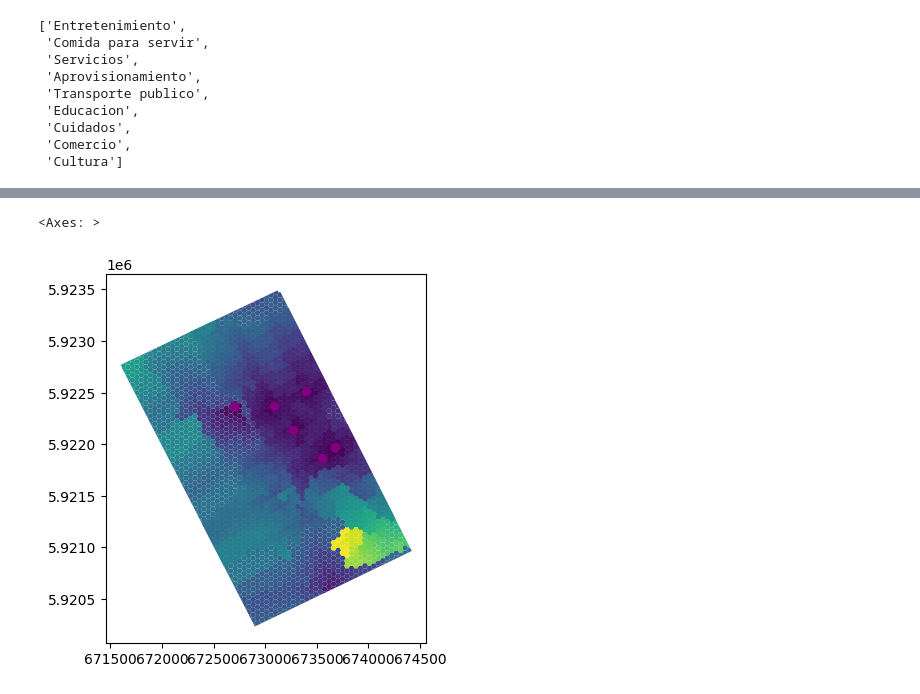
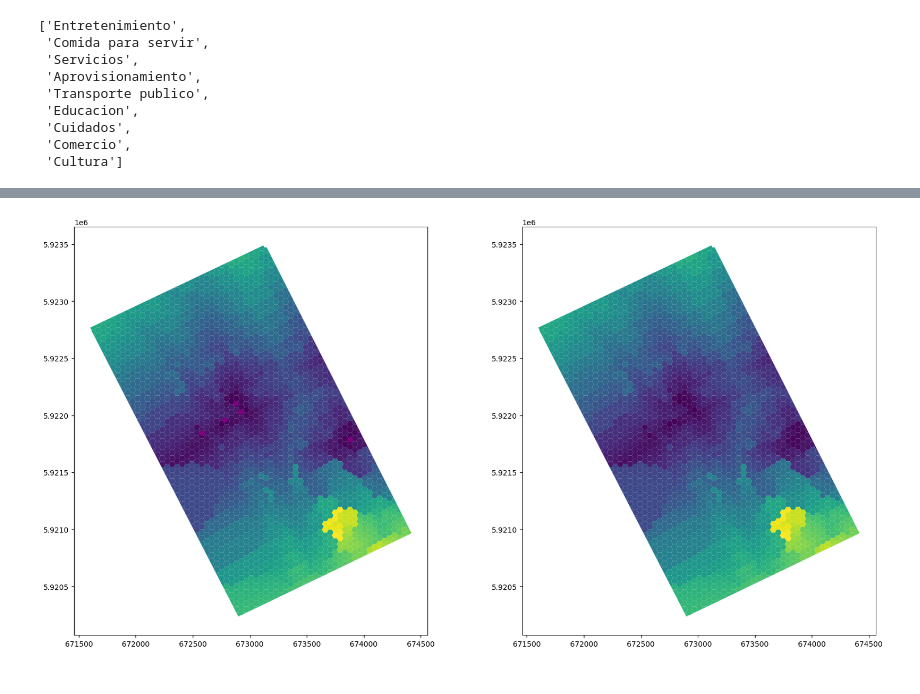
Before and after one commit to diegoalrv/clbb-io, a Jupyter notebook: notebooks/table.ipynb, the cells around one changed output, grey strips where cells are left out. Saved outputs shown, nothing was run; the diff lists cells and outputs as text; code cells hidden in the pictures.

```diff
--- a/notebooks/table.ipynb
+++ b/notebooks/table.ipynb
@@ -343,0 +93,5 @@ tui.calc_heatmaps_kpis()
+# %%
+tui.change_scenario(1)
+tui.load_unit('hex')
+tui.calc_amenities_density()
+tui.amenities_density.plot('density')
@@ -343,0 +160,6 @@ tui.calc_heatmaps_kpis()
+# %%
+tui_scenarios = {}
+for scenario_id in [0, 1]:
+    tui.change_scenario(scenario_id)
+    tui.calc_heatmaps_kpis()
+    tui_scenarios[scenario_id] = tui
@@ -372,12 +184,13 @@ tui.am.node_set.drop_duplicates(subset=['Category', 'node_ids'])
 # %%
-category = 'Aprovisionamiento'
+category = 'Cultura'
 import matplotlib.pyplot as plt
-fig, ax = plt.subplots()
-tui.get_travels_amenities_by_category(category).plot(column='travel_time', ax=ax)
-gpd.sjoin(
-    tui.get_amenities().get_current_amenities_by_category(category),
-    tui.st.area_scope,
-    ).plot(ax=ax, color='purple')
+fig, ax = plt.subplots(1,2, figsize=(20,10))
+
+for scenario_id in [0, 1]:
+    tui_scenarios[scenario_id].get_travels_amenities_by_category(category).plot(column='travel_time', ax=ax[scenario_id])
+    gpd.sjoin(
+        tui_scenarios[scenario_id].get_amenities().get_current_amenities_by_category(category),
+        tui_scenarios[scenario_id].st.area_scope,
+        ).plot(ax=ax[0], color='purple')
 # %% [output]
-<Axes: >
-[figure, old version]
+[figure, new version]
```
Also changed, not shown: parts of 37 cells of this notebook, 9 other files.
